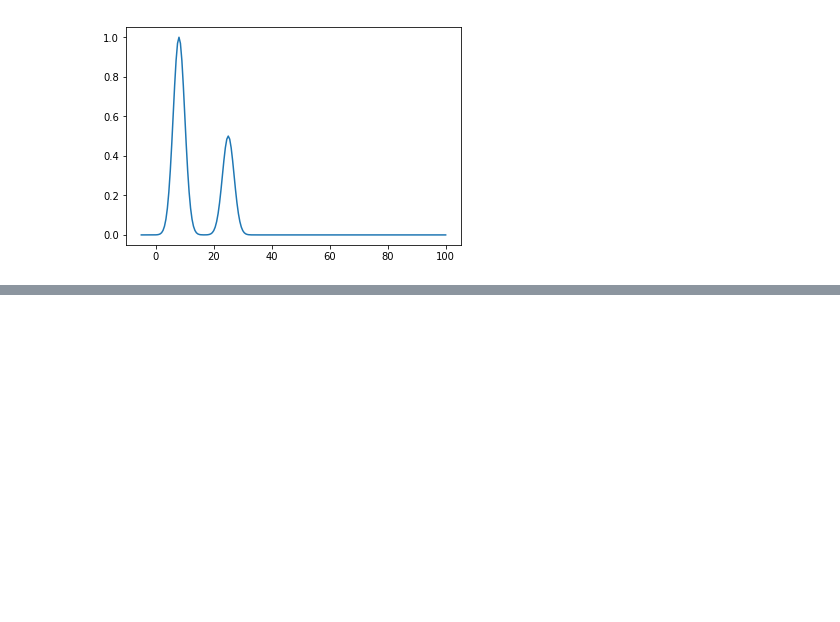
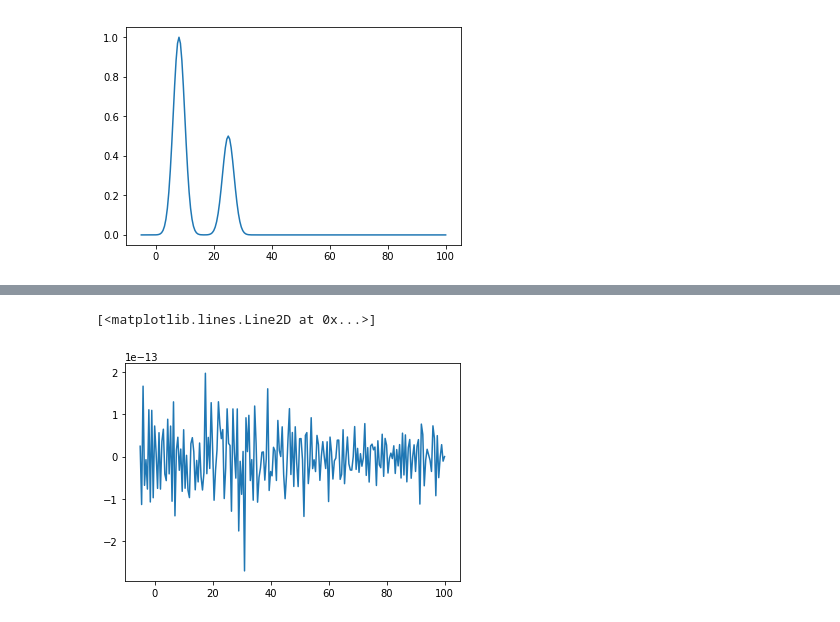
Before and after one commit to mlamoureux/Math502w19, a Jupyter notebook: Lecture24_Apr11.ipynb, the cells around one changed output, grey strips where cells are left out. Cells and saved outputs as stored; diff of their text form; code cells hidden in the pictures; blank space fills up the shorter version.

```diff
--- a/Lecture24_Apr11.ipynb
+++ b/Lecture24_Apr11.ipynb
@@ -480 +582,7 @@ plot(t,m)
 [figure]
+# %%
+## Let's compare the computed m with the true m. Error is really small.
+plot(t,m-m_true)
+# %% [output]
+[<matplotlib.lines.Line2D at 0x...>]
+[figure, added]
```
Also changed, not shown: parts of 34 cells of this notebook, 5 other files.
